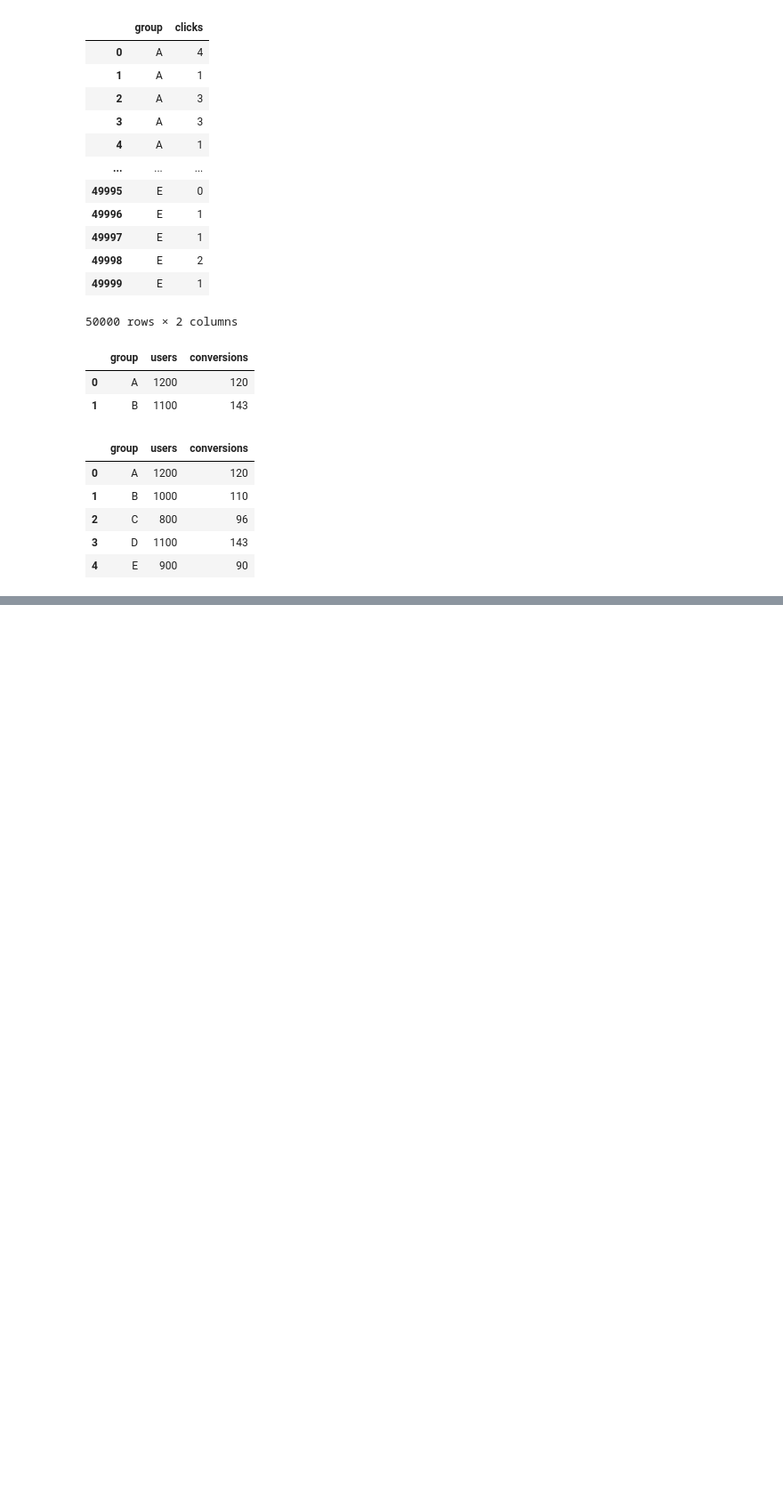
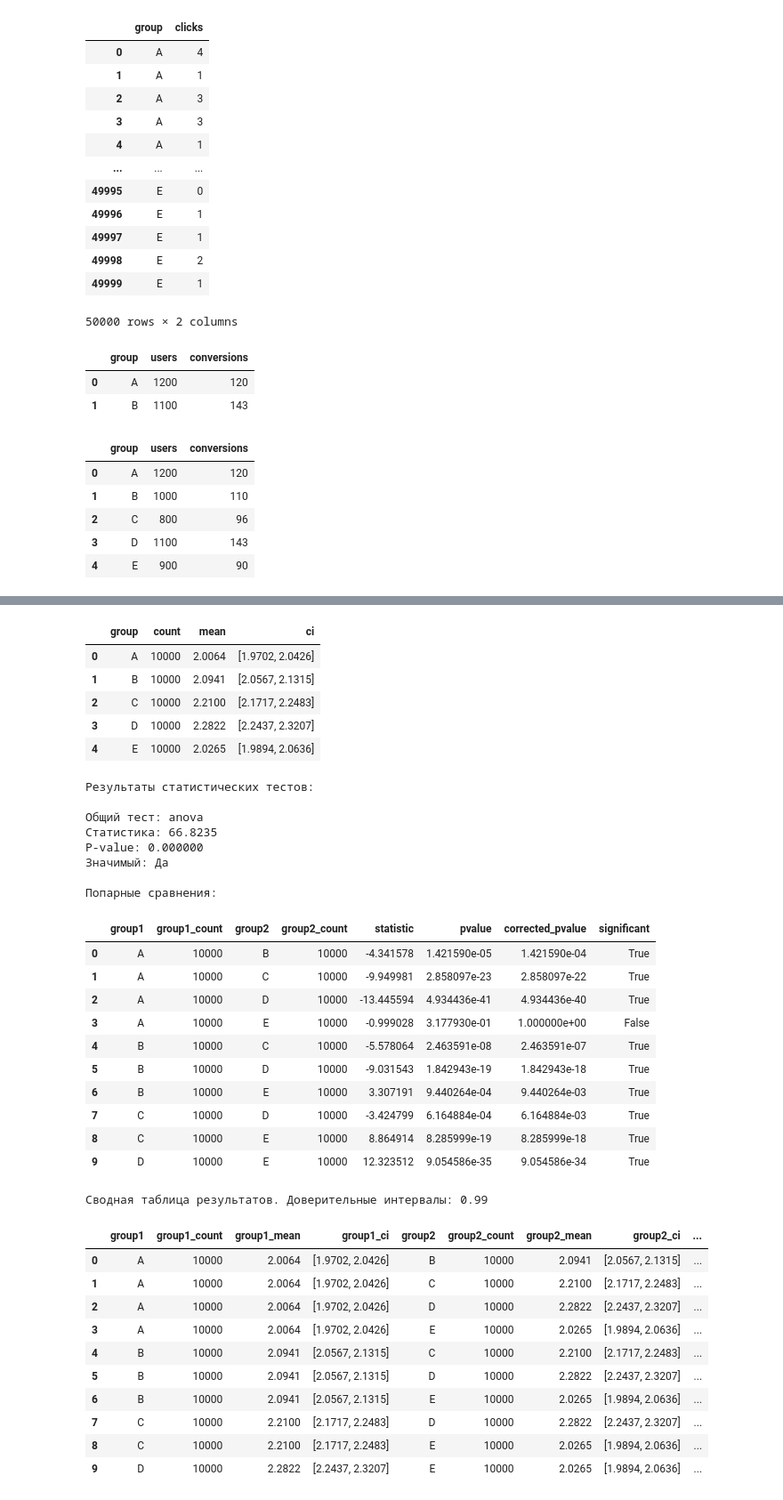
Before and after one commit to Dnepro51/dgab, a Jupyter notebook: flow.ipynb, the cells around one changed output, grey strips where cells are left out. Shown at 89% size. Saved outputs shown, nothing was run; the diff lists cells and outputs as text; code cells hidden in the pictures; blank space fills up the shorter version.

Commit message:
first_statistics_output

```diff
--- a/flow.ipynb
+++ b/flow.ipynb
@@ -130,0 +124,10 @@ Config echo test:
+# %%
+result = dgab.analyze(
+    dataframe=discrete_multi,
+    data_type='discrete',
+    group_col='group',
+    metric_col='clicks',
+    statistic='mean',
+    significance_level=0.01
+)
+# %% [output]
@@ -130,0 +149,37 @@ Config echo test:
+|  | group | count | mean | ci |
+| 0 | A | 10000 | 2.0064 | [1.9702, 2.0426] |
+| 1 | B | 10000 | 2.0941 | [2.0567, 2.1315] |
+| 2 | C | 10000 | 2.2100 | [2.1717, 2.2483] |
+| 3 | D | 10000 | 2.2822 | [2.2437, 2.3207] |
+| 4 | E | 10000 | 2.0265 | [1.9894, 2.0636] |
+Результаты статистических тестов:
+
+Общий тест: anova
+Статистика: 66.8235
+P-value: 0.000000
+Значимый: Да
+
+Попарные сравнения:
+|  | group1 | group1_count | group2 | group2_count | statistic | pvalue | corrected_pvalue | significant |
+| 0 | A | 10000 | B | 10000 | -4.341578 | 1.421590e-05 | 1.421590e-04 | True |
+| 1 | A | 10000 | C | 10000 | -9.949981 | 2.858097e-23 | 2.858097e-22 | True |
+| 2 | A | 10000 | D | 10000 | -13.445594 | 4.934436e-41 | 4.934436e-40 | True |
+| 3 | A | 10000 | E | 10000 | -0.999028 | 3.177930e-01 | 1.000000e+00 | False |
+| 4 | B | 10000 | C | 10000 | -5.578064 | 2.463591e-08 | 2.463591e-07 | True |
+| 5 | B | 10000 | D | 10000 | -9.031543 | 1.842943e-19 | 1.842943e-18 | True |
+| 6 | B | 10000 | E | 10000 | 3.307191 | 9.440264e-04 | 9.440264e-03 | True |
+| 7 | C | 10000 | D | 10000 | -3.424799 | 6.164884e-04 | 6.164884e-03 | True |
+| 8 | C | 10000 | E | 10000 | 8.864914 | 8.285999e-19 | 8.285999e-18 | True |
+| 9 | D | 10000 | E | 10000 | 12.323512 | 9.054586e-35 | 9.054586e-34 | True |
+Сводная таблица результатов. Доверительные интервалы: 0.99
+|  | group1 | group1_count | group1_mean | group1_ci | group2 | group2_count | group2_mean | group2_ci | ... |
+| 0 | A | 10000 | 2.0064 | [1.9702, 2.0426] | B | 10000 | 2.0941 | [2.0567, 2.1315] | ... |
+| 1 | A | 10000 | 2.0064 | [1.9702, 2.0426] | C | 10000 | 2.2100 | [2.1717, 2.2483] | ... |
+| 2 | A | 10000 | 2.0064 | [1.9702, 2.0426] | D | 10000 | 2.2822 | [2.2437, 2.3207] | ... |
+| 3 | A | 10000 | 2.0064 | [1.9702, 2.0426] | E | 10000 | 2.0265 | [1.9894, 2.0636] | ... |
+| 4 | B | 10000 | 2.0941 | [2.0567, 2.1315] | C | 10000 | 2.2100 | [2.1717, 2.2483] | ... |
+| 5 | B | 10000 | 2.0941 | [2.0567, 2.1315] | D | 10000 | 2.2822 | [2.2437, 2.3207] | ... |
+| 6 | B | 10000 | 2.0941 | [2.0567, 2.1315] | E | 10000 | 2.0265 | [1.9894, 2.0636] | ... |
+| 7 | C | 10000 | 2.2100 | [2.1717, 2.2483] | D | 10000 | 2.2822 | [2.2437, 2.3207] | ... |
+| 8 | C | 10000 | 2.2100 | [2.1717, 2.2483] | E | 10000 | 2.0265 | [1.9894, 2.0636] | ... |
+| 9 | D | 10000 | 2.2822 | [2.2437, 2.3207] | E | 10000 | 2.0265 | [1.9894, 2.0636] | ... |
```
Also changed, not shown: parts of 2 cells of this notebook, 3 other files.
